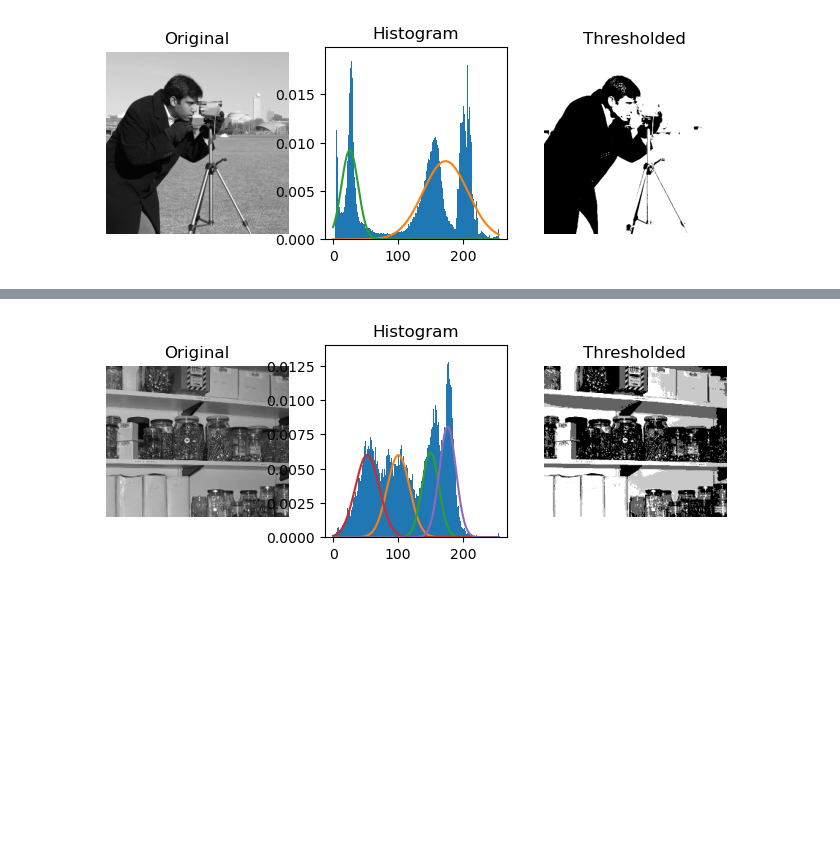
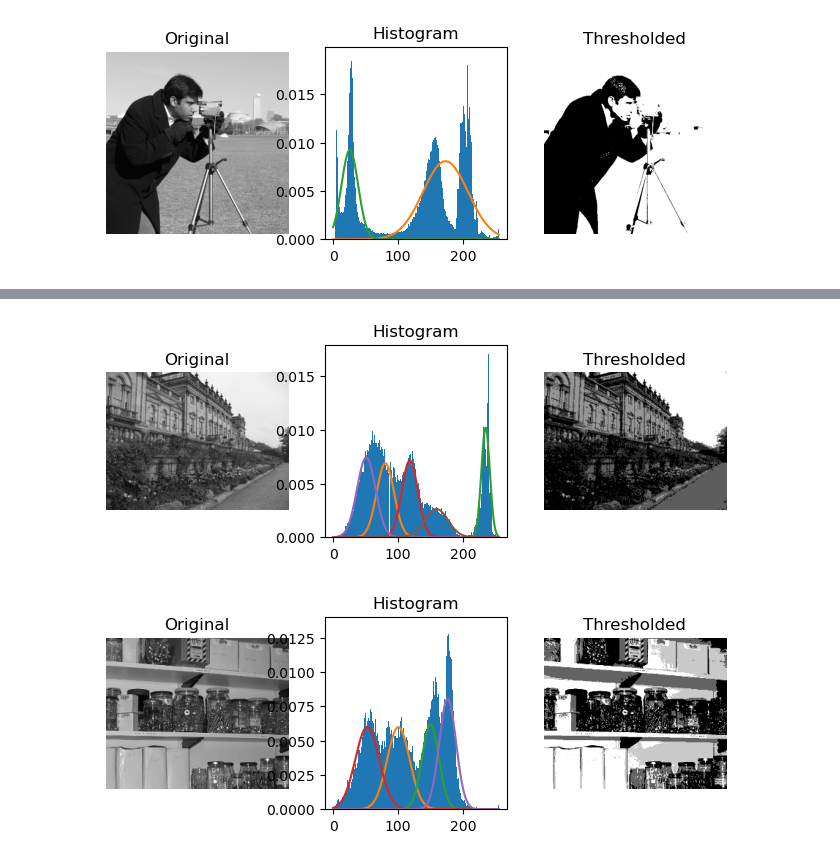
Before and after one commit to namoshi/thresh, a Jupyter notebook: gmm_thresh.ipynb, the cells around one changed output, grey strips where cells are left out. Drawn from its saved outputs; the diff is of its cells as text; code cells hidden in the pictures; blank space fills up the shorter version.

```diff
--- a/gmm_thresh.ipynb
+++ b/gmm_thresh.ipynb
@@ -82,3 +87,8 @@ plot_gmm_thresh(image, 3)
+# %%
+image = io.imread('harewood.jpg')
+plot_gmm_thresh(image, 5)
+# %% [output]
+[figure, added]
 # %%
 image = io.imread('nutsBolts.jpg')
 plot_gmm_thresh(image, 4)
```
Also changed, not shown: parts of 3 cells of this notebook.
